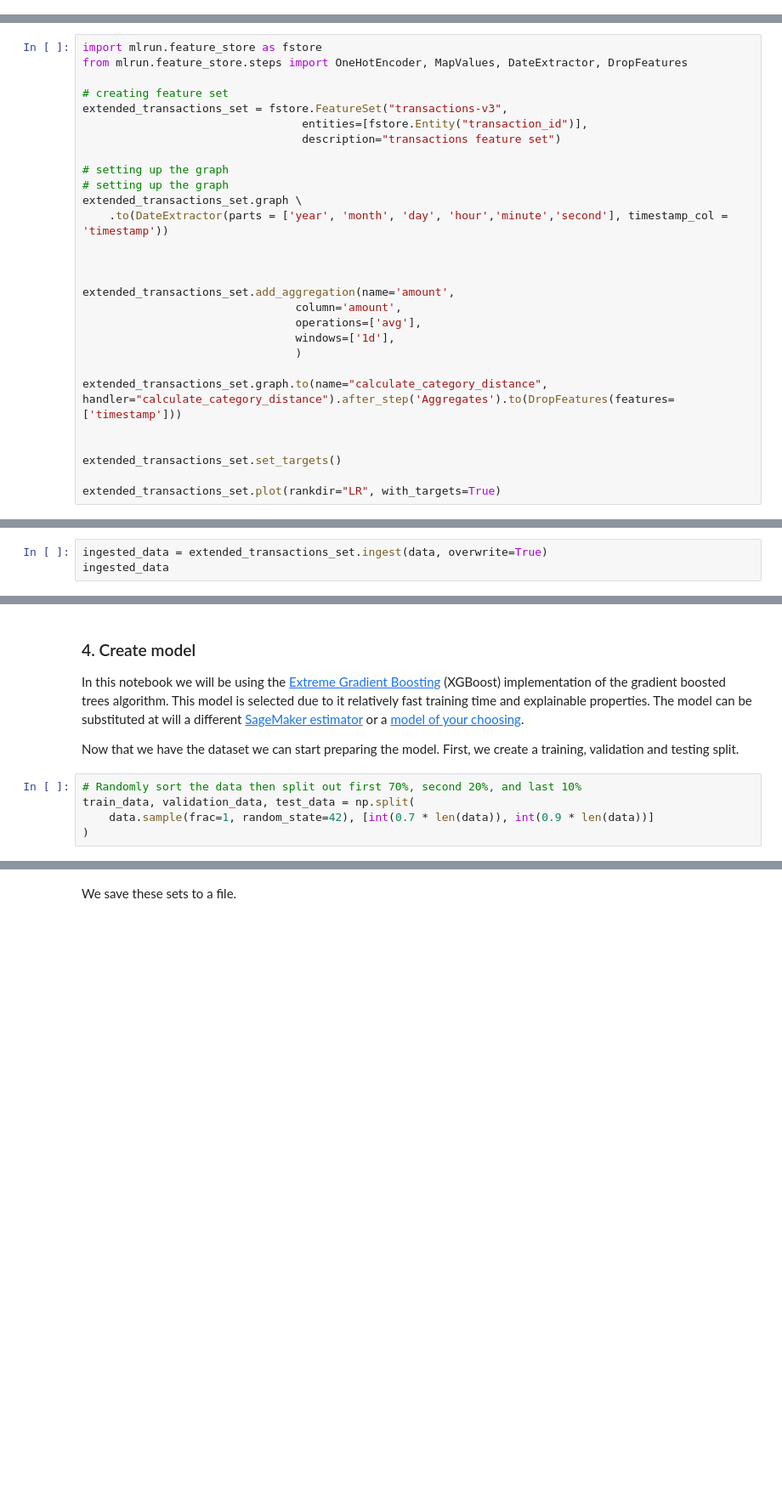
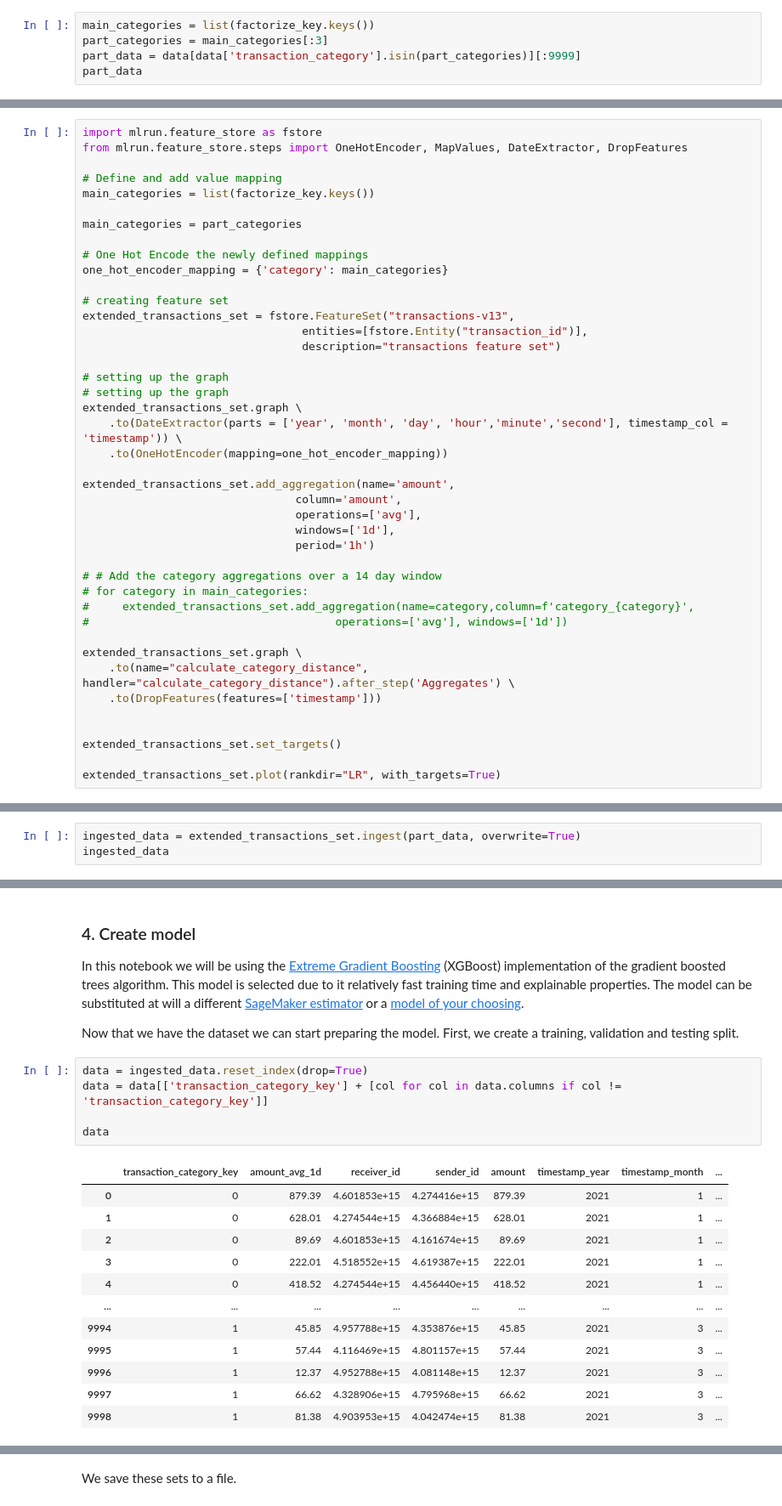
Before and after one commit to mlrun/demo-sagemaker, a Jupyter notebook: financial_payment_classification_v3.ipynb, the cells around one changed output, grey strips where cells are left out. Shown at 85% size. Cells and saved outputs as stored; diff of their text form; blank space fills up the shorter version.

Commit message:
updating graph

```diff
--- a/financial_payment_classification_v3.ipynb
+++ b/financial_payment_classification_v3.ipynb
@@ -198,0 +199,5 @@ See the caveats in the documentation: https://pandas.pydata.org/pandas-docs/stab
+# %%
+main_categories = list(factorize_key.keys())
+part_categories = main_categories[:3]
+part_data = data[data['transaction_category'].isin(part_categories)][:9999]
+part_data
@@ -210,25 +231,39 @@ def calculate_category_distance(event):
 import mlrun.feature_store as fstore
 from mlrun.feature_store.steps import OneHotEncoder, MapValues, DateExtractor, DropFeatures
 
+# Define and add value mapping
+main_categories = list(factorize_key.keys())
+
+main_categories = part_categories
+
+# One Hot Encode the newly defined mappings
+one_hot_encoder_mapping = {'category': main_categories}
+
 # creating feature set
-extended_transactions_set = fstore.FeatureSet("transactions-v3",
+extended_transactions_set = fstore.FeatureSet("transactions-v13",
                                  entities=[fstore.Entity("transaction_id")],
                                  description="transactions feature set")
 
 # setting up the graph
 # setting up the graph
 extended_transactions_set.graph \
-    .to(DateExtractor(parts = ['year', 'month', 'day', 'hour','minute','second'], timestamp_col = 'timestamp'))
-
-
+    .to(DateExtractor(parts = ['year', 'month', 'day', 'hour','minute','second'], timestamp_col = 'timestamp')) \
+    .to(OneHotEncoder(mapping=one_hot_encoder_mapping))
 
 extended_transactions_set.add_aggregation(name='amount',
                                 column='amount',
                                 operations=['avg'],
                                 windows=['1d'],
-                                )
+                                period='1h')
 
-extended_transactions_set.graph.to(name="calculate_category_distance", handler="calculate_category_distance").after_step('Aggregates').to(DropFeatures(features=['timestamp']))
+# # Add the category aggregations over a 14 day window
+# for category in main_categories:
+#     extended_transactions_set.add_aggregation(name=category,column=f'category_{category}',
+#                                     operations=['avg'], windows=['1d'])
+
+extended_transactions_set.graph \
+    .to(name="calculate_category_distance", handler="calculate_category_distance").after_step('Aggregates') \
+    .to(DropFeatures(features=['timestamp']))
 
 
 extended_transactions_set.set_targets()
@@ -237,6 +272,6 @@ extended_transactions_set.plot(rankdir="LR", with_targets=True)
 # %% [output]
 [drawing not drawn]
 # %%
-ingested_data = extended_transactions_set.ingest(data, overwrite=True)
+ingested_data = extended_transactions_set.ingest(part_data, overwrite=True)
 ingested_data
 # %% [output]
@@ -274,7 +304,20 @@ In this notebook we will be using the [Extreme Gradient Boosting](https://docs.a
 
 Now that we have the dataset we can start preparing the model. First, we create a training, validation and testing split.
 # %%
-# Randomly sort the data then split out first 70%, second 20%, and last 10%
-train_data, validation_data, test_data = np.split(
-    data.sample(frac=1, random_state=42), [int(0.7 * len(data)), int(0.9 * len(data))]
-)
+data = ingested_data.reset_index(drop=True)
+data = data[['transaction_category_key'] + [col for col in data.columns if col != 'transaction_category_key']]
+
+data
+# %% [output]
+|  | transaction_category_key | amount_avg_1d | receiver_id | sender_id | amount | timestamp_year | timestamp_month | ... |
+| 0 | 0 | 879.39 | 4.601853e+15 | 4.274416e+15 | 879.39 | 2021 | 1 | ... |
+| 1 | 0 | 628.01 | 4.274544e+15 | 4.366884e+15 | 628.01 | 2021 | 1 | ... |
+| 2 | 0 | 89.69 | 4.601853e+15 | 4.161674e+15 | 89.69 | 2021 | 1 | ... |
+| 3 | 0 | 222.01 | 4.518552e+15 | 4.619387e+15 | 222.01 | 2021 | 1 | ... |
+| 4 | 0 | 418.52 | 4.274544e+15 | 4.456440e+15 | 418.52 | 2021 | 1 | ... |
+| ... | ... | ... | ... | ... | ... | ... | ... | ... |
+| 9994 | 1 | 45.85 | 4.957788e+15 | 4.353876e+15 | 45.85 | 2021 | 3 | ... |
+| 9995 | 1 | 57.44 | 4.116469e+15 | 4.801157e+15 | 57.44 | 2021 | 3 | ... |
+| 9996 | 1 | 12.37 | 4.952788e+15 | 4.081148e+15 | 12.37 | 2021 | 3 | ... |
+| 9997 | 1 | 66.62 | 4.328906e+15 | 4.795968e+15 | 66.62 | 2021 | 3 | ... |
+| 9998 | 1 | 81.38 | 4.903953e+15 | 4.042474e+15 | 81.38 | 2021 | 3 | ... |
```
Also changed, not shown: parts of 15 cells of this notebook.
